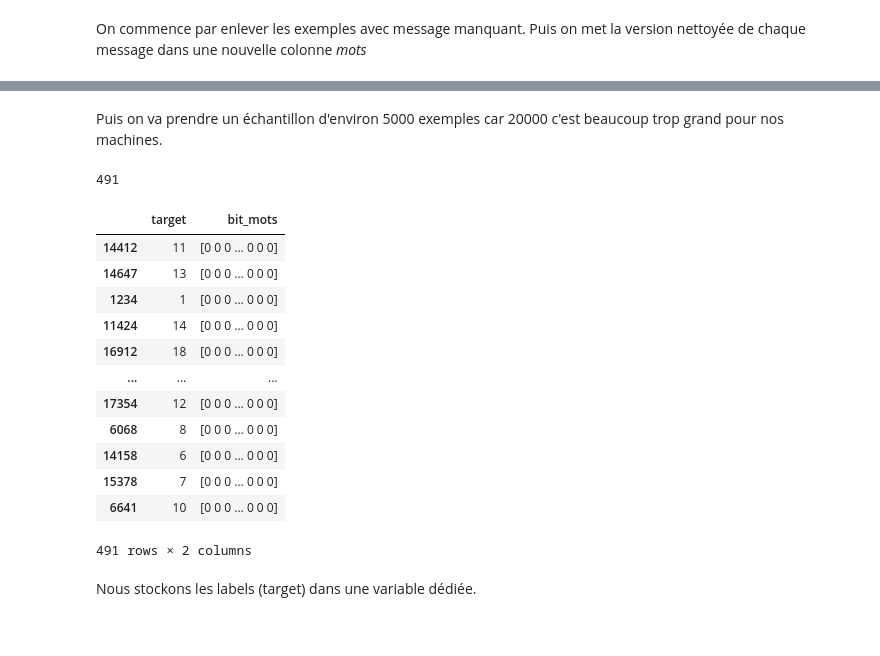
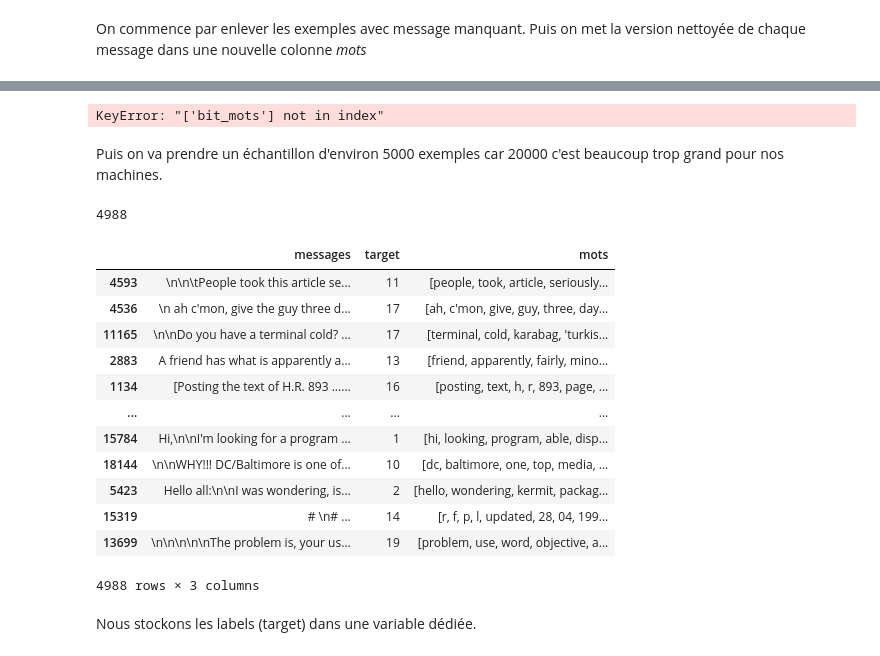
Before and after one commit to Ionys320/stats, a Jupyter notebook: projetTifenn.ipynb, the cells around one changed output, grey strips where cells are left out. Drawn from its saved outputs; the diff is of its cells as text; code cells hidden in the pictures.

```diff
--- a/projetTifenn.ipynb
+++ b/projetTifenn.ipynb
@@ -310,24 +275,28 @@ vec_data
+# %%
+vec_data = data[["target", "bit_mots"]]
+# %% [output]
+KeyError: "['bit_mots'] not in index"
 # %% [markdown]
 Puis on va prendre un échantillon d'environ 5000 exemples car 20000 c'est beaucoup trop grand pour nos machines.
 # %%
-sampled_data = ut.sample_dataset(vec_data, "target", 500, seed=42)
+sampled_data = ut.sample_dataset(data, "target", 5000, seed=42)
 print(len(sampled_data))
 sampled_data
 # %% [output]
-491
+4988
-|  | target | bit_mots |
-| 14412 | 11 | [0 0 0 ... 0 0 0] |
-| 14647 | 13 | [0 0 0 ... 0 0 0] |
-| 1234 | 1 | [0 0 0 ... 0 0 0] |
-| 11424 | 14 | [0 0 0 ... 0 0 0] |
-| 16912 | 18 | [0 0 0 ... 0 0 0] |
-| ... | ... | ... |
-| 17354 | 12 | [0 0 0 ... 0 0 0] |
-| 6068 | 8 | [0 0 0 ... 0 0 0] |
-| 14158 | 6 | [0 0 0 ... 0 0 0] |
-| 15378 | 7 | [0 0 0 ... 0 0 0] |
-| 6641 | 10 | [0 0 0 ... 0 0 0] |
+|  | messages | target | mots |
+| 4593 | \n\n\tPeople took this article se... | 11 | [people, took, article, seriously... |
+| 4536 | \n ah c'mon, give the guy three d... | 17 | [ah, c'mon, give, guy, three, day... |
+| 11165 | \n\nDo you have a terminal cold? ... | 17 | [terminal, cold, karabag, 'turkis... |
+| 2883 | A friend has what is apparently a... | 13 | [friend, apparently, fairly, mino... |
+| 1134 | [Posting the text of H.R. 893 ...... | 16 | [posting, text, h, r, 893, page, ... |
+| ... | ... | ... | ... |
+| 15784 | Hi,\n\nI'm looking for a program ... | 1 | [hi, looking, program, able, disp... |
+| 18144 | \n\nWHY!!! DC/Baltimore is one of... | 10 | [dc, baltimore, one, top, media, ... |
+| 5423 | Hello all:\n\nI was wondering, is... | 2 | [hello, wondering, kermit, packag... |
+| 15319 | # \n# ... | 14 | [r, f, p, l, updated, 28, 04, 199... |
+| 13699 | \n\n\n\n\nThe problem is, your us... | 19 | [problem, use, word, objective, a... |
-491 rows × 2 columns
+4988 rows × 3 columns
 # %% [markdown]
 Nous stockons les labels (target) dans une variable dédiée.
 # %%
```
Also changed, not shown: parts of 11 cells of this notebook, 1 other file.
